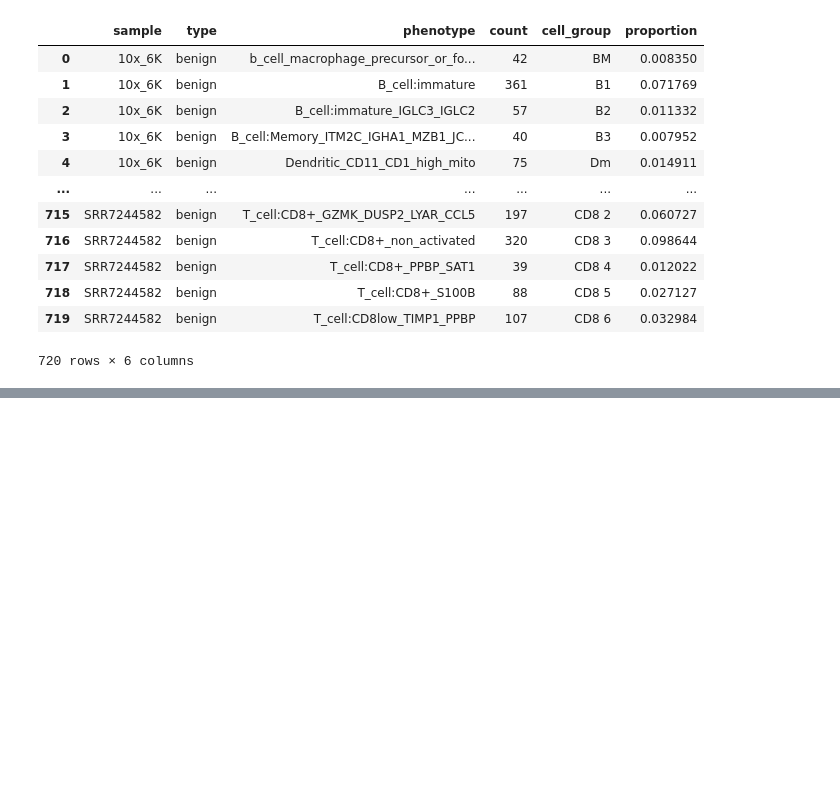
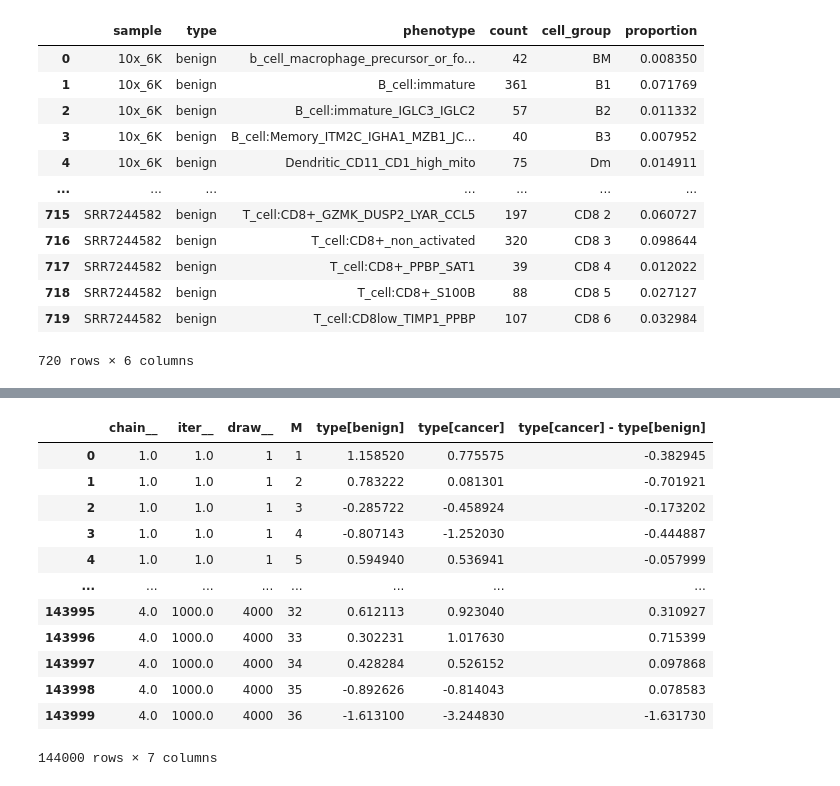
Before and after one commit to zhanchen/sccompPy, a Jupyter notebook: README.ipynb, the cells around one changed output, grey strips where cells are left out. Drawn from its saved outputs; the diff is of its cells as text; code cells hidden in the pictures; blank space fills up the shorter version.

```diff
--- a/README.ipynb
+++ b/README.ipynb
@@ -143,0 +138,25 @@ draws_to_tibble_x_y(res.get('fit'), 'beta', 'C', 'M')
+# %%
+beta = draws_to_tibble_x_y(fit, "beta", "C", "M")
+beta = beta.pivot(index = ['chain__', 'iter__', 'draw__', 'variable', 'M'], columns='C', values='value')
+beta.columns = beta_factor_of_interest
+beta.reset_index(inplace=True)
+
+# Abundance
+draws = beta.drop(columns=['variable'], errors='ignore')
+# %%
+from utilities import mutate_from_expr_list
+mutate_from_expr_list(x = draws, formula_expr = contrasts )
+# %% [output]
+|  | chain__ | iter__ | draw__ | M | type[benign] | type[cancer] | type[cancer] - type[benign] |
+| 0 | 1.0 | 1.0 | 1 | 1 | 1.158520 | 0.775575 | -0.382945 |
+| 1 | 1.0 | 1.0 | 1 | 2 | 0.783222 | 0.081301 | -0.701921 |
+| 2 | 1.0 | 1.0 | 1 | 3 | -0.285722 | -0.458924 | -0.173202 |
+| 3 | 1.0 | 1.0 | 1 | 4 | -0.807143 | -1.252030 | -0.444887 |
+| 4 | 1.0 | 1.0 | 1 | 5 | 0.594940 | 0.536941 | -0.057999 |
+| ... | ... | ... | ... | ... | ... | ... | ... |
+| 143995 | 4.0 | 1000.0 | 4000 | 32 | 0.612113 | 0.923040 | 0.310927 |
+| 143996 | 4.0 | 1000.0 | 4000 | 33 | 0.302231 | 1.017630 | 0.715399 |
+| 143997 | 4.0 | 1000.0 | 4000 | 34 | 0.428284 | 0.526152 | 0.097868 |
+| 143998 | 4.0 | 1000.0 | 4000 | 35 | -0.892626 | -0.814043 | 0.078583 |
+| 143999 | 4.0 | 1000.0 | 4000 | 36 | -1.613100 | -3.244830 | -1.631730 |
+144000 rows × 7 columns
```
Also changed, not shown: parts of 7 cells of this notebook, 2 other files.
